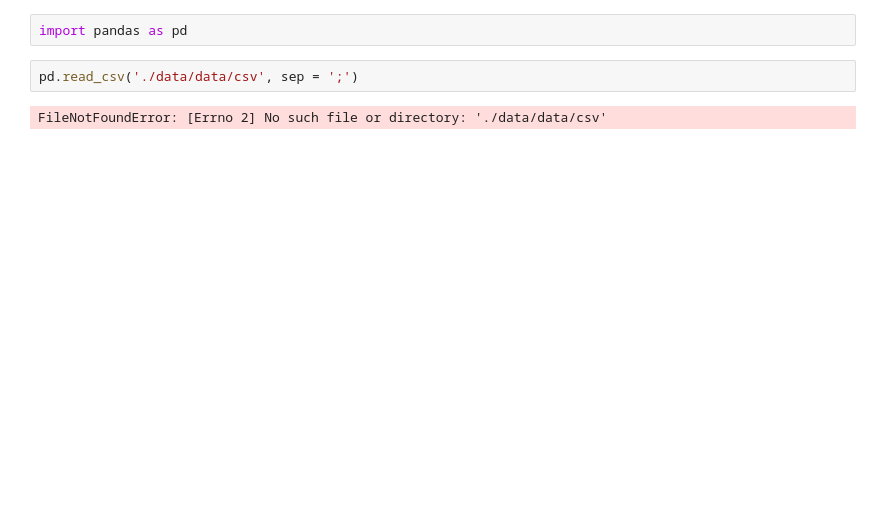
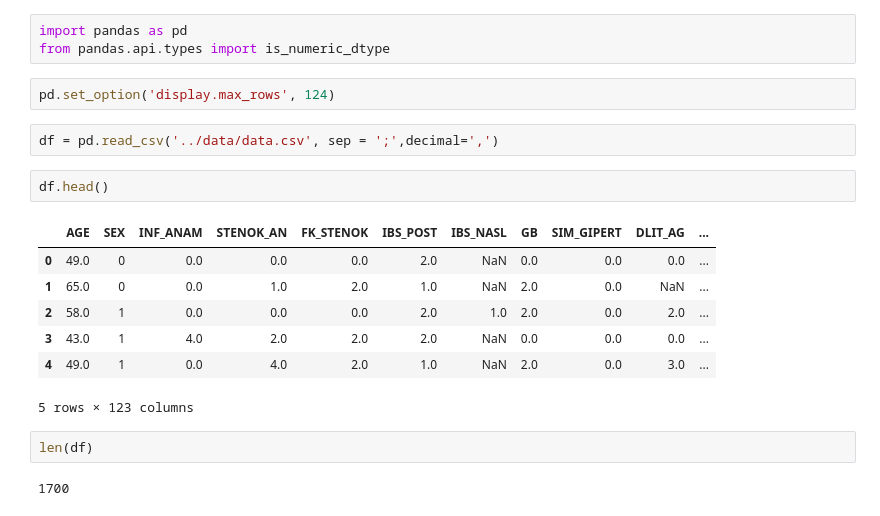
Before and after one commit to RusinDmitry/BSR, a Jupyter notebook: Scripts/EDA.ipynb, the cells around one changed output. Cells and saved outputs as stored; diff of their text form; blank space fills up the shorter version.

```diff
--- a/Scripts/EDA.ipynb
+++ b/Scripts/EDA.ipynb
@@ -1,6 +1,21 @@
 # %%
 import pandas as pd
+from pandas.api.types import is_numeric_dtype
+# %%
+pd.set_option('display.max_rows', 124)
 # %%
-pd.read_csv('./data/data/csv', sep = ';')
+df = pd.read_csv('../data/data.csv', sep = ';',decimal=',')
-# %% [output]
-FileNotFoundError: [Errno 2] No such file or directory: './data/data/csv'
+# %%
+df.head()
+# %% [output]
+|  | AGE | SEX | INF_ANAM | STENOK_AN | FK_STENOK | IBS_POST | IBS_NASL | GB | SIM_GIPERT | DLIT_AG | ... |
+| 0 | 49.0 | 0 | 0.0 | 0.0 | 0.0 | 2.0 | NaN | 0.0 | 0.0 | 0.0 | ... |
+| 1 | 65.0 | 0 | 0.0 | 1.0 | 2.0 | 1.0 | NaN | 2.0 | 0.0 | NaN | ... |
+| 2 | 58.0 | 1 | 0.0 | 0.0 | 0.0 | 2.0 | 1.0 | 2.0 | 0.0 | 2.0 | ... |
+| 3 | 43.0 | 1 | 4.0 | 2.0 | 2.0 | 2.0 | NaN | 0.0 | 0.0 | 0.0 | ... |
+| 4 | 49.0 | 1 | 0.0 | 4.0 | 2.0 | 1.0 | NaN | 2.0 | 0.0 | 3.0 | ... |
+5 rows × 123 columns
+# %%
+len(df)
+# %% [output]
+1700
```
Also changed, not shown: parts of 19 cells of this notebook, 2 other files.
